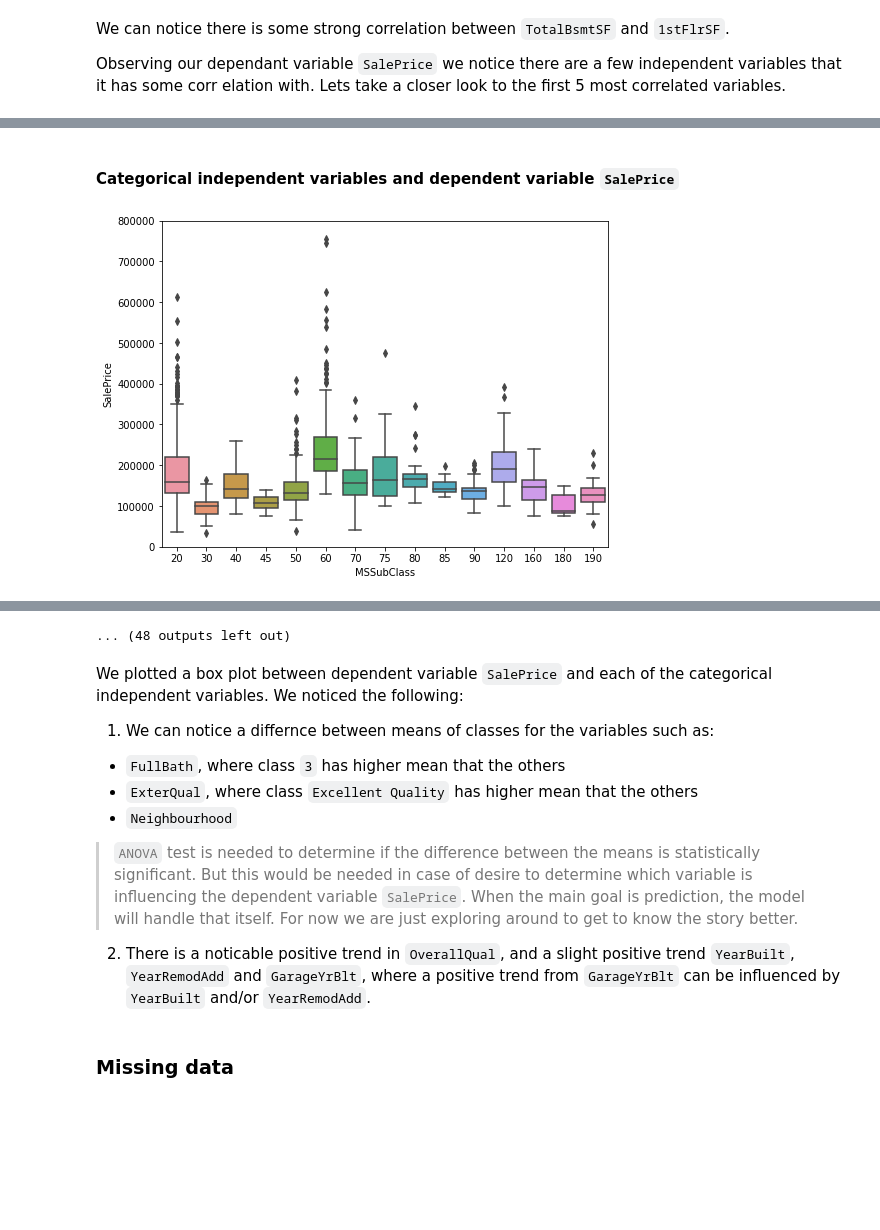
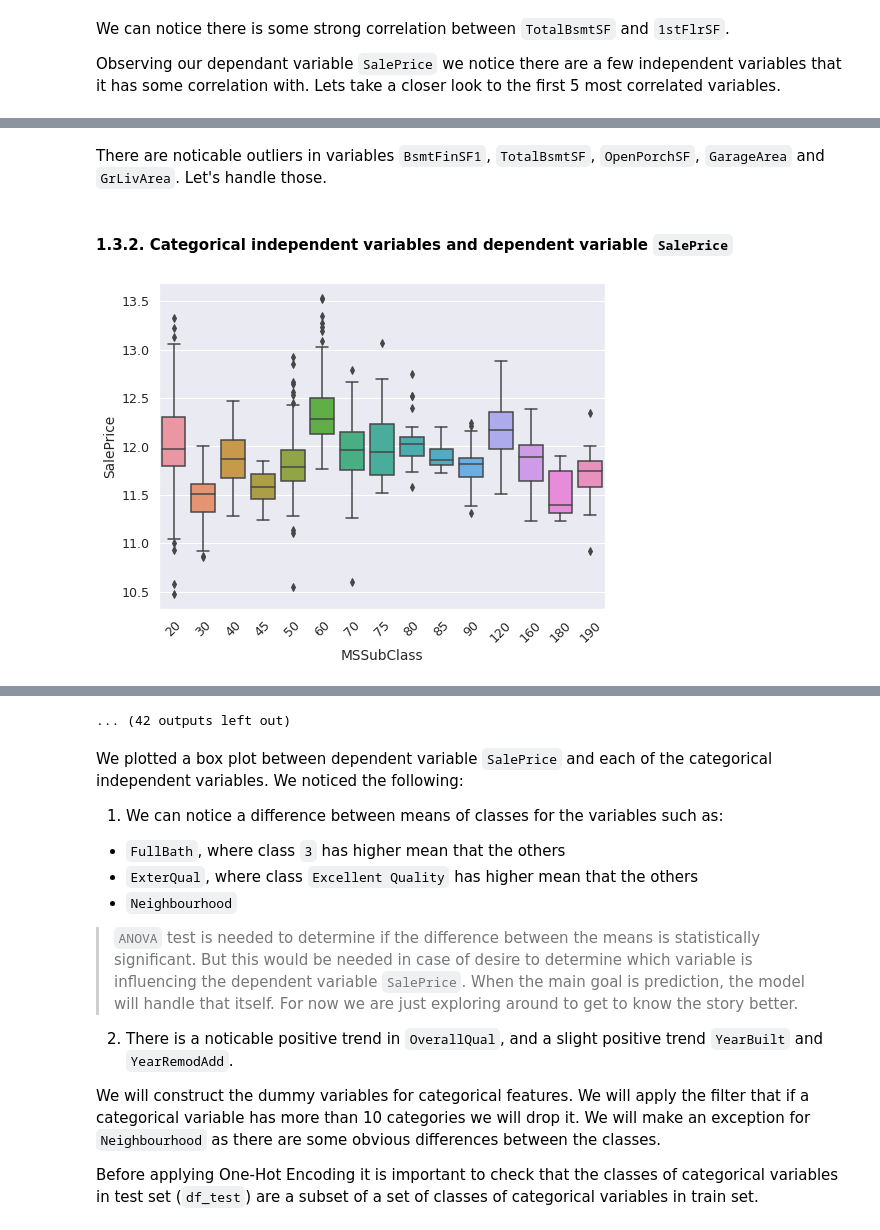
Before and after one commit to DomjanKatarina/House-Pricing-Kaggle-Competition, a Jupyter notebook: the_project.ipynb, the cells around one changed output, grey strips where cells are left out. Drawn from its saved outputs; the diff is of its cells as text; code cells hidden in the pictures; blank space fills up the shorter version.

```diff
--- a/the_project.ipynb
+++ b/the_project.ipynb
@@ -208,0 +589,10 @@ sns.distplot(df_train['SalePrice'])
+# %%
+var_for_log = ['TotalBsmtSF', 'GrLivArea', 'LotArea', 'BsmtUnfSF', '1stFlrSF', '2ndFlrSF']
+for i, var in enumerate(var_for_log):
+  print(var)
+  if 0 in list(df_train[var].unique()):
+    continue
+  df_train[var] = np.log(df_train[var])
+  plt.figure(i)
+  sns.distplot(df_train[var], kde=False)  # kde=False doesn't plot the curve
+  plt.show()
@@ -233,3 +668,8 @@ Kurtosis:  6.536281860064529
 > Our kurtosis value is `6.536` indicating heavy tails. Observing the histogram it has a heavy right tail.
 
 *Warning:* Skewness and kurtosis measures can be disorted by extreme values in the tails (as the mean and standard deviation).
+# %%
+df_train['SalePrice'] = np.log(df_train['SalePrice'])
+sns.distplot(df_train['SalePrice'], kde=False, fit=stats.norm)
+fig = plt.figure()
+res = stats.probplot(df_train['SalePrice'], plot=plt)
@@ -277,5 +721,5 @@ Let's plot scatterplots for all numerical variables to check for outliers.
 # %%
 for var in num_var:
   data = pd.concat([df_train['SalePrice'], df_train[var]], axis=1)
-  data.plot.scatter(x=var, y='SalePrice', ylim=(0,800000));
+  data.plot.scatter(x=var, y='SalePrice');
 # %% [output]
@@ -302,10 +757,31 @@ We plotted a scatter plot between dependent variable `SalePrice` and each of the
+# %% [markdown]
+There are noticable outliers in variables `BsmtFinSF1`, `TotalBsmtSF`, `OpenPorchSF`, `GarageArea` and `GrLivArea`. Let's handle those.
+# %%
+# Delete one outlier of 'BsmtFinSF1'
+df_train = df_train[df_train['BsmtFinSF1']<5000]
+
+# Delete 1 outlier of 'TotalBsmtSF'
+df_train = df_train[df_train['TotalBsmtSF']<5000]
+
+# Delete 1 outlier of 'OpenPorchSF'
+df_train = df_train[~((df_train['OpenPorchSF']>500) & (df_train['SalePrice']<11))]
+
+# Delete 2 outlier of 'GrLivArea'
+df_train = df_train[~((df_train['GrLivArea']>8) & (df_train['SalePrice']<12.5))]
+
+# Delete 4 outlier of 'GarageArea'
+df_train = df_train[~((df_train['GarageArea']>1200) & (df_train['SalePrice']<12.5))]
+
+# Delete 1 outlier of '1stFlrSF'
+df_train = df_train[df_train['1stFlrSF']<8.25]
 # %% [markdown]
-#### Categorical independent variables and dependent variable `SalePrice`
+#### 1.3.2. Categorical independent variables and dependent variable `SalePrice`
 # %%
 for var in cat_var:
   data = pd.concat([df_train['SalePrice'], df_train[var]], axis=1)
   f, ax = plt.subplots(figsize=(8, 6))
   fig = sns.boxplot(x=var, y="SalePrice", data=data)
-  fig.axis(ymin=0, ymax=800000)
+  ax.tick_params(axis='x', rotation=45)
+  #fig.axis(ymin=0, ymax=800000)
 # %% [output]
-[figure, old version]
+[figure, new version]
@@ -323,13 +799,15 @@ for var in cat_var:
-... (48 outputs left out)
+... (42 outputs left out)
 # %% [markdown]
 We plotted a box plot between dependent variable `SalePrice` and each of the categorical independent variables. We noticed the following:
-1. We can notice a differnce between means of classes for the variables such as:
+1. We can notice a difference between means of classes for the variables such as:
 - `FullBath`, where class `3` has higher mean that the others
 - `ExterQual`, where class `Excellent Quality` has higher mean that the others
 - `Neighbourhood`
 
 > `ANOVA` test is needed to determine if the difference between the means is statistically significant. But this would be needed in case of desire to determine which variable is influencing the dependent variable `SalePrice`. When the main goal is prediction, the model will handle that itself. For now we are just exploring around to get to know the story better.
 
-2. There is a noticable positive trend in `OverallQual`, and a slight positive trend `YearBuilt`, `YearRemodAdd` and `GarageYrBlt`, where a positive trend from `GarageYrBlt` can be influenced by `YearBuilt` and/or `YearRemodAdd`.
+2. There is a noticable positive trend in `OverallQual`, and a slight positive trend `YearBuilt` and `YearRemodAdd`.
+
+We will construct the dummy variables for categorical features. We will apply the filter that if a categorical variable has more than 10 categories we will drop it. We will make an exception for `Neighbourhood` as there are some obvious differences between the classes.
+
+Before applying One-Hot Encoding it is important to check that the classes of categorical variables in test set (`df_test`) are a subset of a set of classes of categorical variables in train set.
-# %% [markdown]
-### Missing data
```
Also changed, not shown: parts of 95 cells of this notebook.
